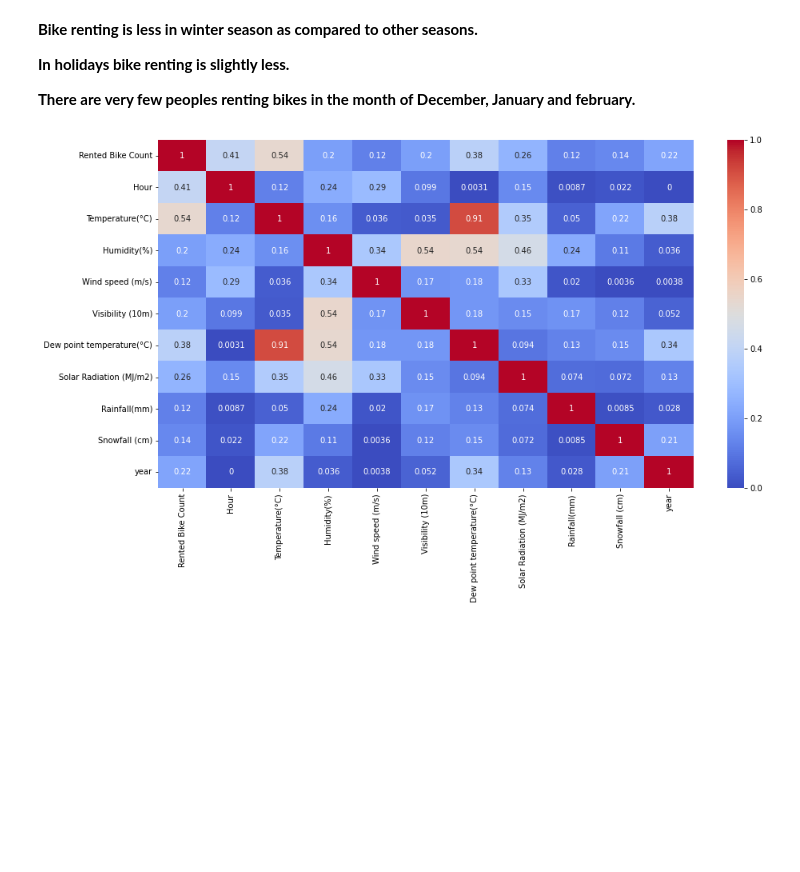
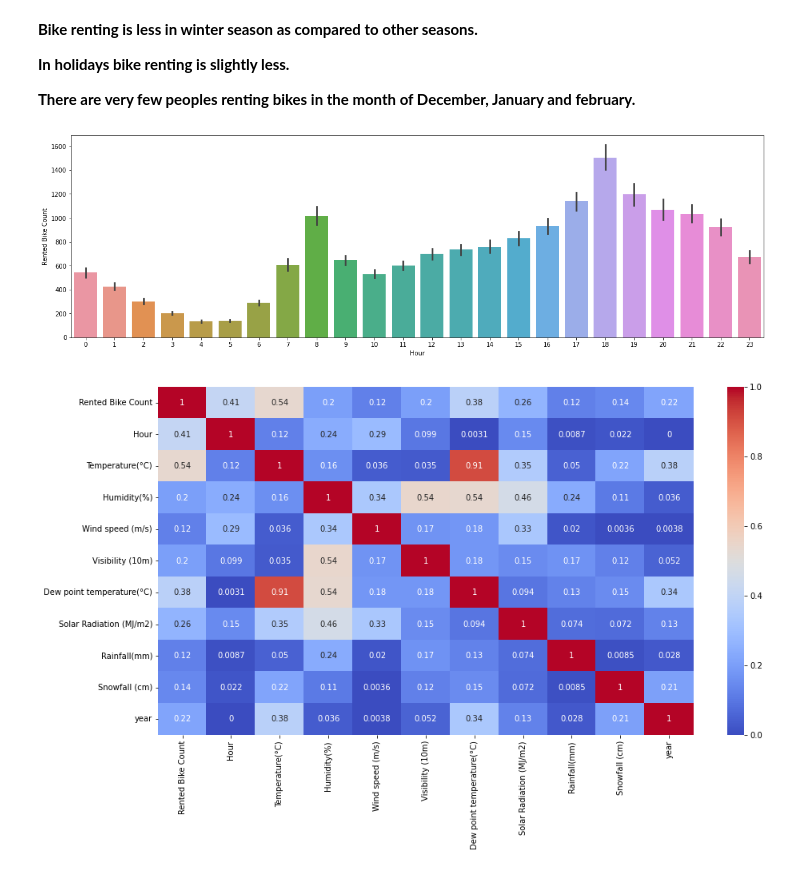
Before and after one commit to OmPrakashGH/Bike-Sharing-Demand-Prediction, a Jupyter notebook: Bike_Sharing_Demand_Prediction_Capstone_Project.ipynb, the cells around one changed output. Saved outputs shown, nothing was run; the diff lists cells and outputs as text; code cells hidden in the pictures; blank space fills up the shorter version.

```diff
--- a/Bike_Sharing_Demand_Prediction_Capstone_Project.ipynb
+++ b/Bike_Sharing_Demand_Prediction_Capstone_Project.ipynb
@@ -294,6 +312,13 @@ plt.show()
 **In holidays bike renting is slightly less.**
 
 **There are very few peoples renting bikes in the month of December, January and february.**
+# %%
+fig_dims = (20,6)
+fig = plt.subplots(figsize=fig_dims)
+ax = sns.barplot(df['Hour'],df['Rented Bike Count'])
+plt.show()
+# %% [output]
+[figure, added]
 # %%
 ## Correlation matrix
 plt.figure(figsize=(15,8))
```
Also changed, not shown: parts of 66 cells of this notebook.
